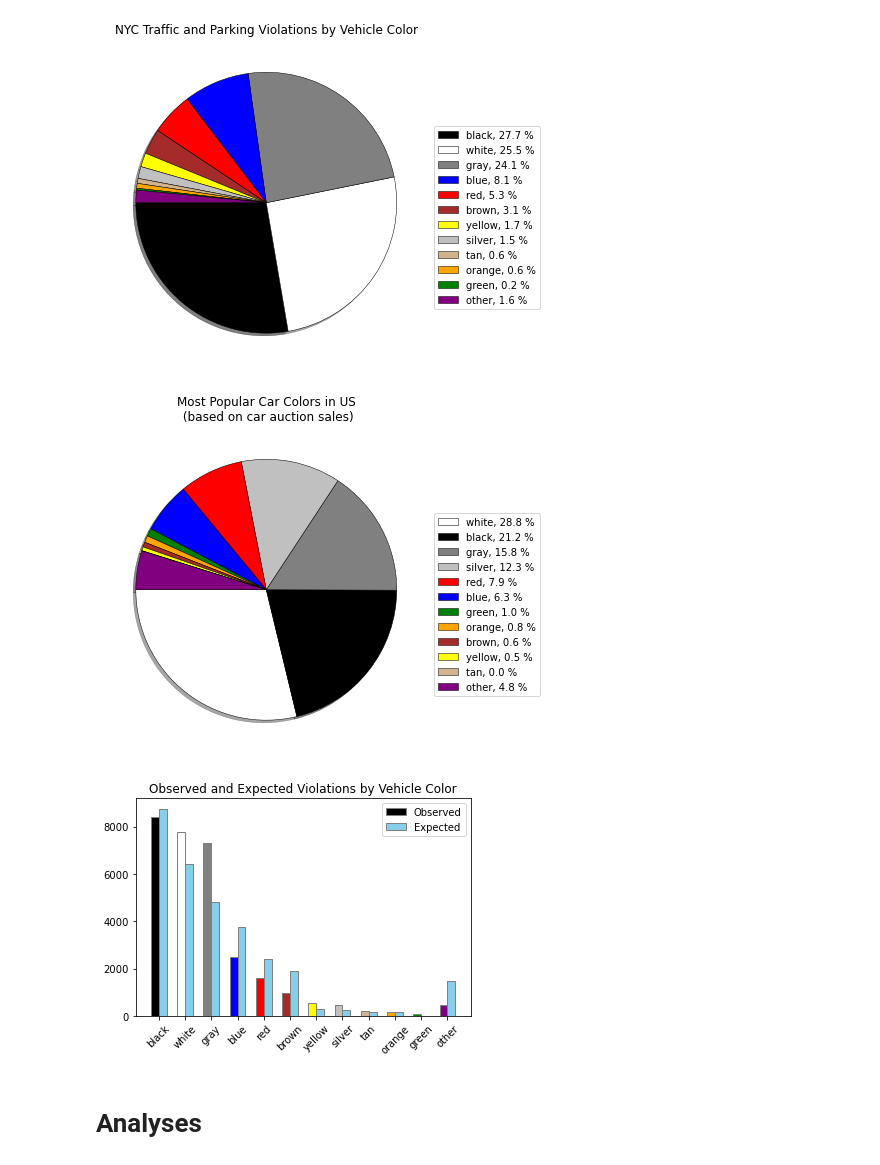
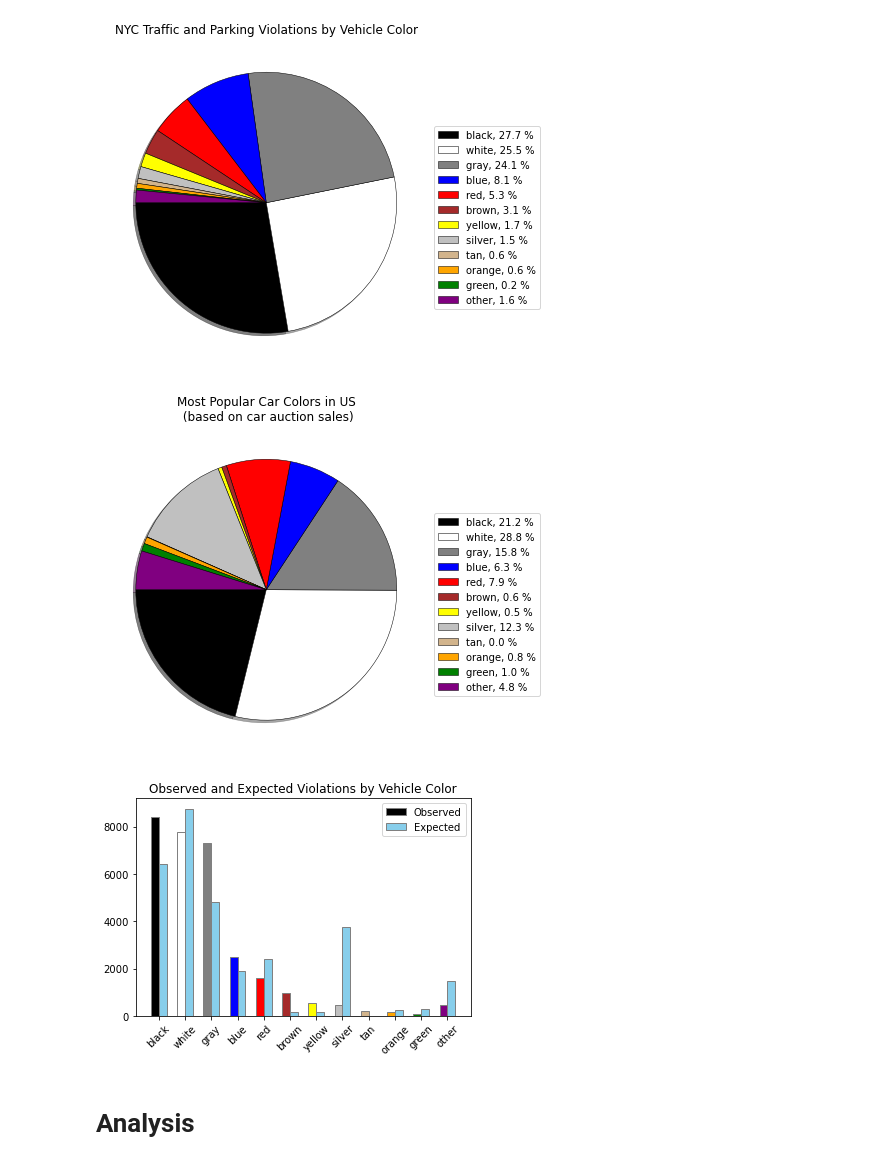
Before and after one commit to RyanAdamGonzalez1996/Project1, a Jupyter notebook: Vehicle_Color.ipynb, the cells around one changed output. Cells and saved outputs as stored; diff of their text form; code cells hidden in the pictures.

Commit message:
Fixes an issue where expected values did not match the correct colors.

```diff
--- a/Vehicle_Color.ipynb
+++ b/Vehicle_Color.ipynb
@@ -148,3 +148,6 @@ color_auction_df
 | 11 | other | 120 |
 # %% [markdown]
 # Plots
+# %%
+color_df = color_df.merge(color_auction_df, on='Colors', suffixes=(' Traffic', ' Auction'))
+color_df
@@ -153,8 +170,7 @@ color_df['Expected'] = ''
 
 # Add expected number of tickets per color based on auction data
 for i, r in color_df.iterrows():
-    color_df.loc[i, 'Expected'] = color_df['Num Cars'].sum()*(color_auction_df.loc[i, 'Num Cars']/
-                                                              color_auction_df['Num Cars'].sum())
+    color_df.loc[i, 'Expected'] = color_df['Num Cars Traffic'].sum()*(r['Num Cars Auction']/color_df['Num Cars Auction'].sum())
 
 color_df
 # %% [output]
@@ -195,19 +211,19 @@ plt.show()
 # %% [output]
 [figure]
 # %%
-pie_plots(color_auction_df['Num Cars'], color_auction_df['Colors'])
+pie_plots(color_df['Num Cars Auction'], color_df['Colors'])
 plt.title('Most Popular Car Colors in US\n (based on car auction sales)')
 plt.savefig('Output/predicted_tickets_by_color.png')
 plt.show()
 # %% [output]
-[figure, old version]
+[figure, new version]
 # %%
 # Defines plot locations
 observed_range = np.arange(len(color_df['Colors']))
 expected_range = [x + 0.3 for x in observed_range]
 
 # Creates plots
-plt.bar(observed_range, color_df['Num Cars'],
+plt.bar(observed_range, color_df['Num Cars Traffic'],
         width=0.3, label='Observed',
         color=[c if c!='other' else 'purple' for c in color_df['Colors']],
         edgecolor='gray')
@@ -221,9 +237,9 @@ plt.title('Observed and Expected Violations by Vehicle Color')
 plt.savefig('Output/expected_observed_overlay.png')
 plt.show()
 # %% [output]
-[figure, old version]
+[figure, new version]
 # %% [markdown]
-# Analyses
+# Analysis
 # %%
 # Determines statistical significance (if any) of observed vs. expected violations
 
```
Also changed, not shown: parts of 4 cells of this notebook, 2 other files.
